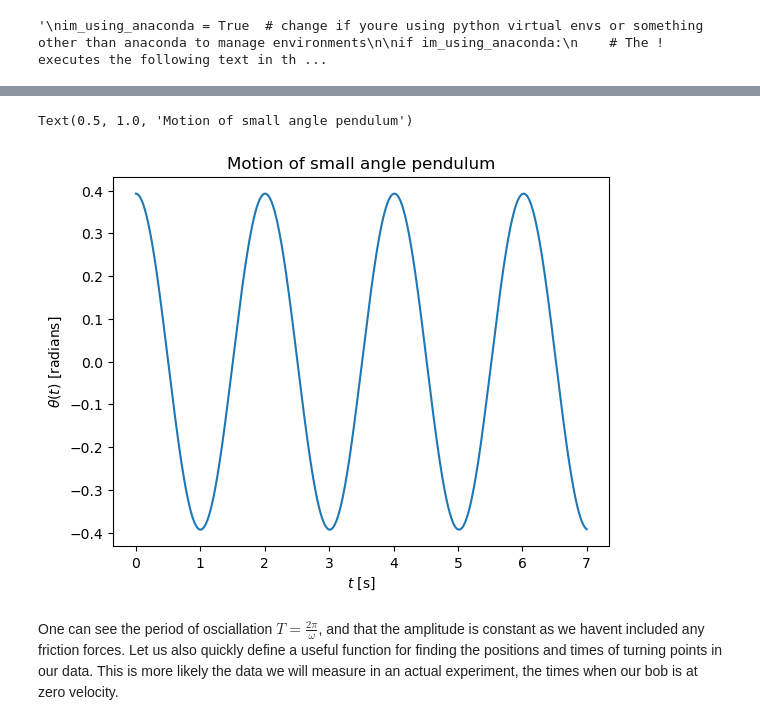
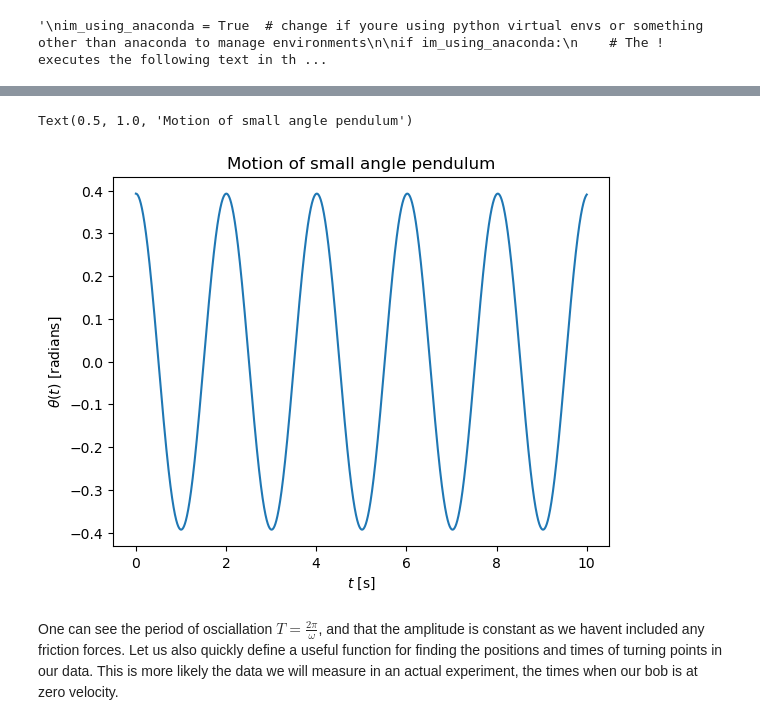
Before and after one commit to hbelzer/8.13-code-snippets, a Jupyter notebook: L0-Pendulum/simulate_pendulum.ipynb, the cells around one changed output, grey strips where cells are left out. Drawn from its saved outputs; the diff is of its cells as text; code cells hidden in the pictures.

```diff
--- a/L0-Pendulum/simulate_pendulum.ipynb
+++ b/L0-Pendulum/simulate_pendulum.ipynb
@@ -93,18 +92,18 @@ def small_angle_theta(t, theta0 = np.pi/8, omega = np.sqrt(g_cambridge/L)):   #
 # %%
 # Make a plot
 num_timesteps = 10000
 
-t_values = np.linspace(0, 7, num_timesteps)
+t_values = np.linspace(0, 10, num_timesteps)
 small_angle_theta_values = small_angle_theta(t_values)  # numpy operations automatically broadcast calculation over whole array of t values
                                                         # We also use the default values for theta0 and omega
 
 plt.plot(t_values, small_angle_theta_values)
 plt.xlabel(r"$t$ [s]")
 plt.ylabel(r"$\theta (t)$ [radians]")
 plt.title("Motion of small angle pendulum")
 # %% [output]
 Text(0.5, 1.0, 'Motion of small angle pendulum')
-[figure, old version]
+[figure, new version]
 # %% [markdown]
 One can see the period of osciallation $T = \frac{2\pi}{\omega}$, and that the amplitude is constant as we havent included any friction forces. Let us also quickly define a useful function for finding the positions and times of turning points in our data. This is more likely the data we will measure in an actual experiment, the times when our bob is at zero velocity.
 # %% [markdown]
```
Also changed, not shown: parts of 14 cells of this notebook.
